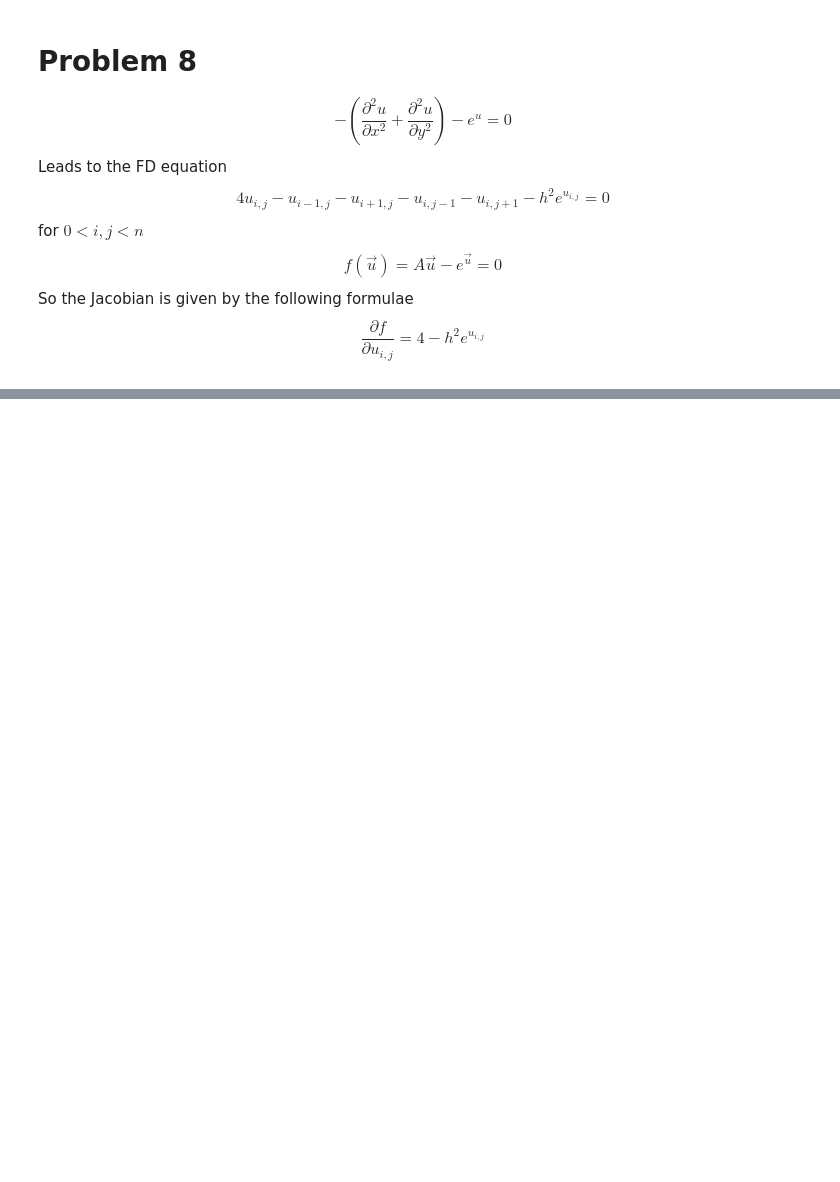
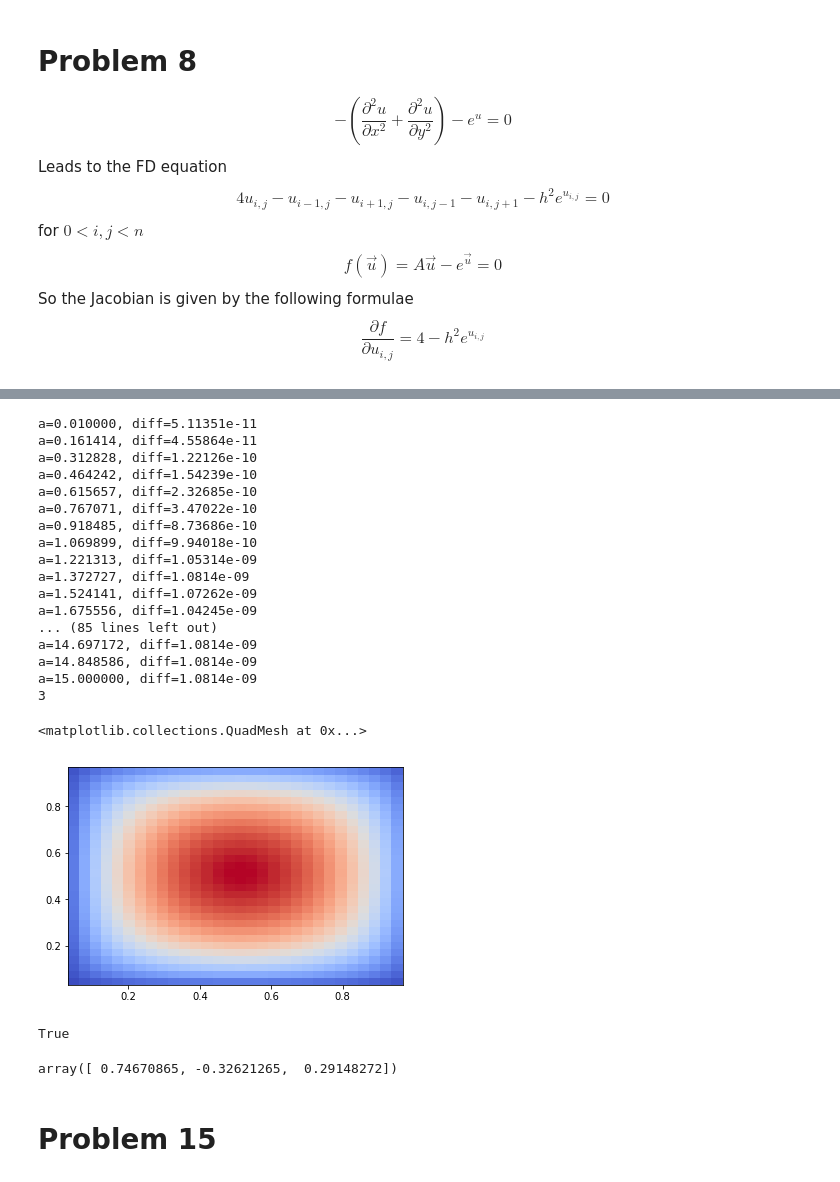
Before and after one commit to shawsa/m566, a Jupyter notebook: Ch 9 HW.ipynb, the cells around one changed output, grey strips where cells are left out. Cells and saved outputs as stored; diff of their text form; code cells hidden in the pictures; blank space fills up the shorter version.

```diff
--- a/Ch 9 HW.ipynb
+++ b/Ch 9 HW.ipynb
@@ -19,7 +25,7 @@ $$
 \frac{\partial f}{\partial u_{i,j}} = 4 - h^2e^{u_{i,j}}
 $$
 # %%
-N = 2**7-1
+N = 2**5-1
 n = N**2
 h = 1/(N+1)
 
@@ -56,18 +112,18 @@ KeyboardInterrupt:
 # %%
-def conjugate_gradient(A, b, x_0, tol=10**-2, max_iter=10**3 ):
+def conjugate_gradient(A, b, x_0, tol=10**-2, max_iter=10**3):
     x = x_0
-    r = b - A@x
+    r = b - A.dot(x)
     delta = np.dot(r.T,r)
     b_delta = np.dot(b.T,b)
     p = r
     for k in range(max_iter):
         if delta < b_delta * tol**2:
             break
-        s = A@p
+        s = A.dot(p)
         alpha = delta/(np.dot(p.T,s))
-        x_new = x + alpha*p
-        r -= alpha*s
+        x_new = x + p*alpha
+        r -= s*alpha
         delta_new = np.dot(r.T,r)
-        p = r + delta_new/delta * p
+        p = r + p*delta_new/delta
         x, delta = x_new, delta_new
     return x, k
@@ -180,0 +238,48 @@ array([[0.21264185],
+# %%
+N = 2**5-1
+n = N**2
+
+u = sparse_solver_CG(N,.1)
+for a in np.linspace(0.01,15,100):
+    u_0 = np.random.randn(n)
+    u_new = sparse_solver_CG(N,a)
+    print('a=%f, diff=%g' % (a,la.norm(u - u_new)) )
+    if la.norm(u - u_new) > 10**-2:
+        break
+
+print(iteration)
+X, Y = np.meshgrid(np.linspace(h,1-h,N),np.linspace(h,1-h,N))
+U = u.reshape((N,N))
+plt.pcolormesh(X,Y,U, cmap=cm.coolwarm)
+U = u_new.reshape((N,N))
+plt.pcolormesh(X,Y,U, cmap=cm.coolwarm)
+# %% [output]
+a=0.010000, diff=5.11351e-11
+a=0.161414, diff=4.55864e-11
+a=0.312828, diff=1.22126e-10
+a=0.464242, diff=1.54239e-10
+a=0.615657, diff=2.32685e-10
+a=0.767071, diff=3.47022e-10
+a=0.918485, diff=8.73686e-10
+a=1.069899, diff=9.94018e-10
+a=1.221313, diff=1.05314e-09
+a=1.372727, diff=1.0814e-09
+a=1.524141, diff=1.07262e-09
+a=1.675556, diff=1.04245e-09
+... (85 lines left out)
+a=14.697172, diff=1.0814e-09
+a=14.848586, diff=1.0814e-09
+a=15.000000, diff=1.0814e-09
+3
+<matplotlib.collections.QuadMesh at 0x...>
+[figure, added]
+# %%
+type(a)==type(None)
+# %% [output]
+True
+# %%
+np.random.randn(3)
+# %% [output]
+array([ 0.74670865, -0.32621265,  0.29148272])
+# %% [markdown]
+# Problem 15
```
Also changed, not shown: parts of 30 cells of this notebook, 3 other files.
